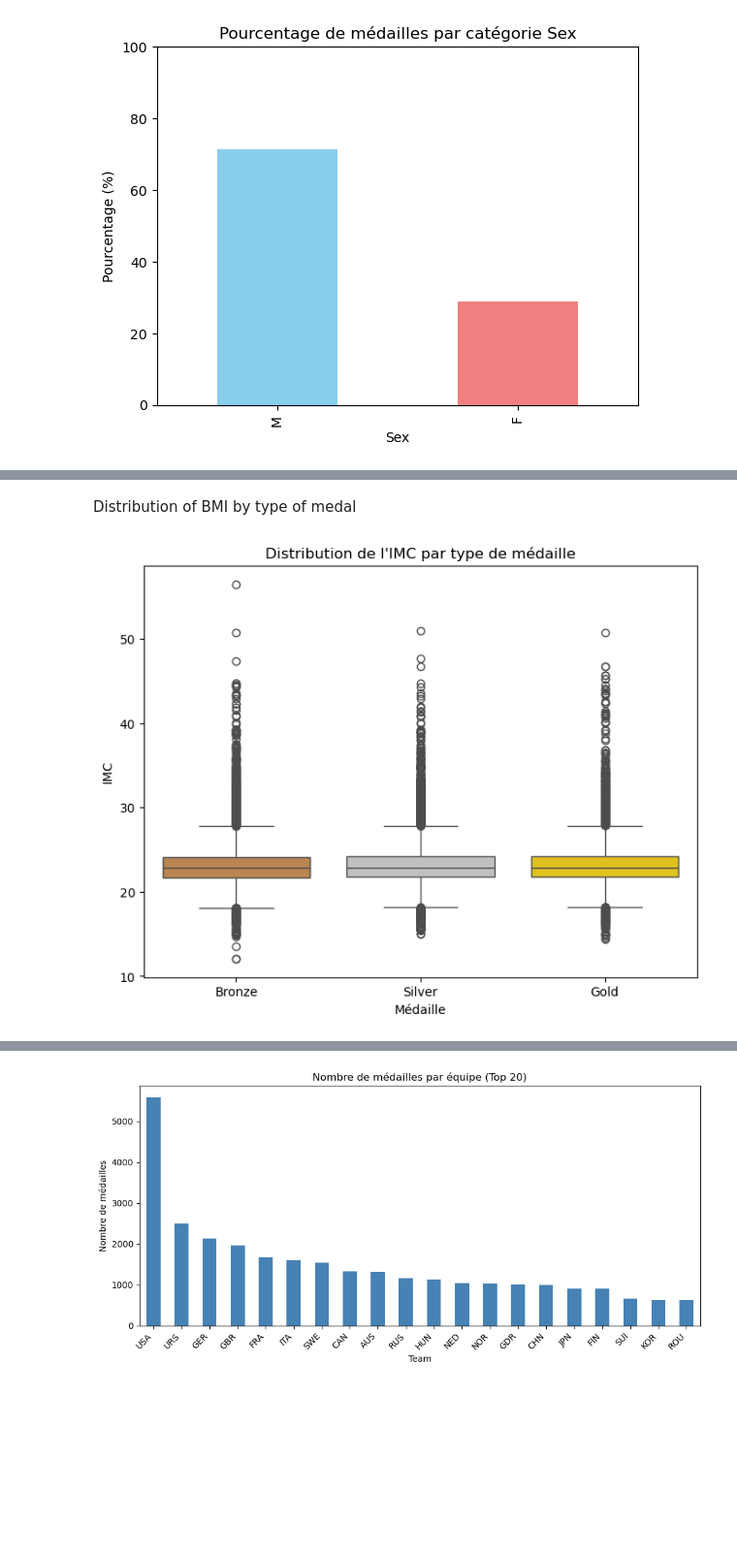
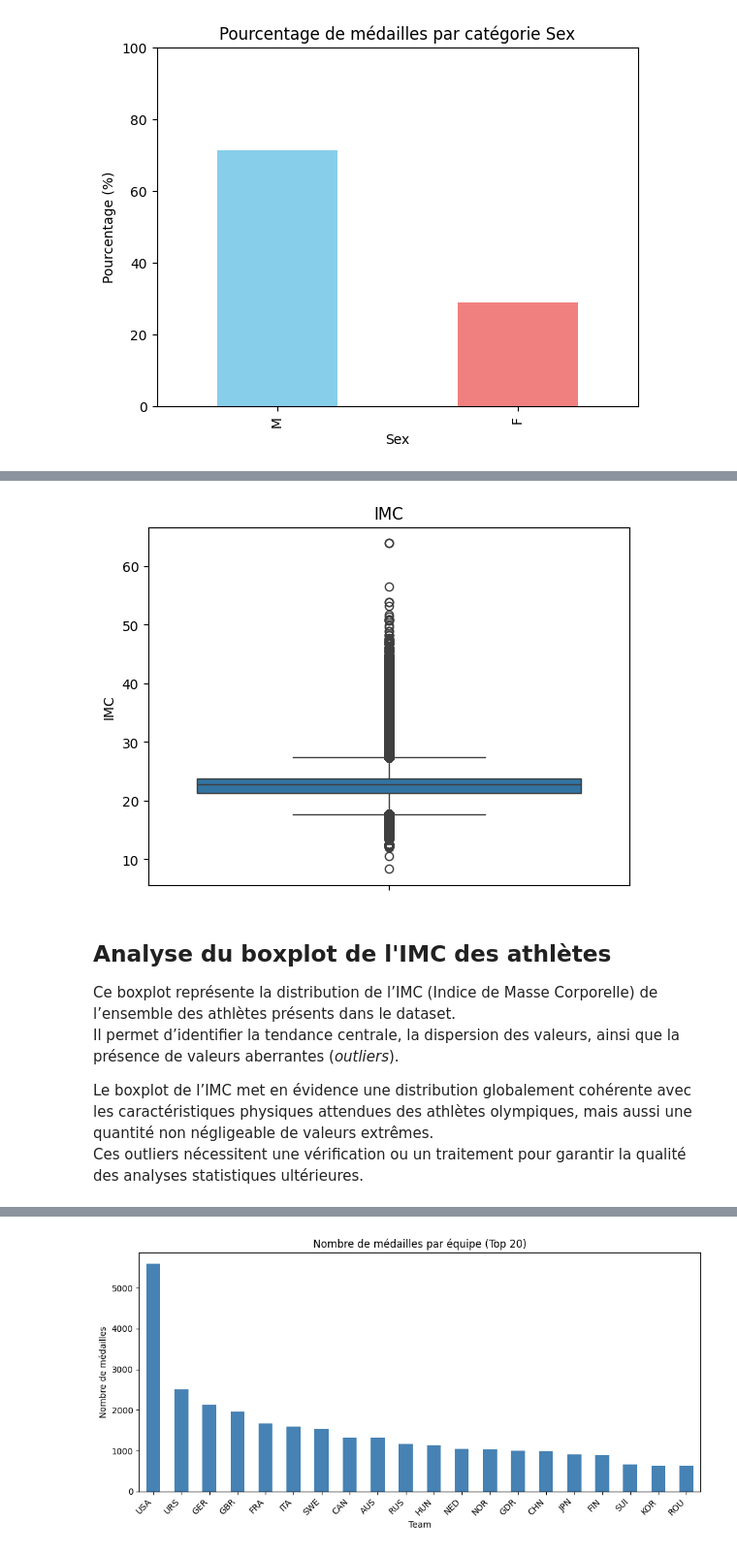
Before and after one commit to nourmaghraoui-a11/-olympics-medal-prediction-ml, a Jupyter notebook: Olympic Athletes Data Cleaning And Analysis.ipynb, the cells around one changed output, grey strips where cells are left out. Shown at 97% size. Saved outputs shown, nothing was run; the diff lists cells and outputs as text; code cells hidden in the pictures; blank space fills up the shorter version.

```diff
--- a/Olympic Athletes Data Cleaning And Analysis.ipynb
+++ b/Olympic Athletes Data Cleaning And Analysis.ipynb
@@ -126,15 +144,7 @@ KeyError: 'Weight'
-# %%
-# Déplacer IMC en position 4
-imc_col = df.pop('IMC')      # retire la colonne IMC
-df.insert(4, 'IMC', imc_col)
 # %% [markdown]
 Drop Games and Team column
 # %%
-
-if 'Games' in df.columns:
-    df = df.drop(columns=['Games'])
-if 'Team' in df.columns:
-    df = df.drop(columns=['Team'])
+df = df.drop(columns=['Games','Team'])
 # %%
 print(df.columns.tolist())
 # %% [output]
@@ -144,5 +152,5 @@ sort the dataframe
 # %%
-df=df.sort_values(by=['Age','Year'],ascending=[True,True],na_position='first')
+df=df.sort_values(by=['Age','Year'],ascending=[False,True],na_position='first')
 df=df.reset_index(drop=True)
 # %%
 df.head()
@@ -158,5 +166,6 @@ Drop missing Values
 # %%
 df=df.dropna(subset=['Age'])
+df["Age"] = df["Age"].astype(int)
 df.head()
 # %% [output]
 |  | ID | Name | Sex | Age | IMC | NOC | Year | Season | City | Sport | Event | ... |
@@ -185,21 +231,16 @@ plt.show()
 # %%
 import seaborn as sns
-# %% [markdown]
-Distribution of BMI by type of medal
 # %%
-plt.figure(figsize=(8,6))
-sns.boxplot(
-    data=medal_df,
-    x='Medal',
-    y='IMC',
-    hue='Medal',
-    palette={'Gold': 'gold', 'Silver': 'silver', 'Bronze': 'peru'},
-    legend=False
-)
-
-plt.title("Distribution de l'IMC par type de médaille")
-plt.xlabel("Médaille")
-plt.ylabel("IMC")
-plt.show()
+sns.boxplot(df["IMC"]).set_title("IMC");
 # %% [output]
-[figure, old version]
+[figure, new version]
+# %% [markdown]
+
+##  Analyse du boxplot de l'IMC des athlètes
+
+Ce boxplot représente la distribution de l’IMC (Indice de Masse Corporelle) de l’ensemble des athlètes présents dans le dataset.
+Il permet d’identifier la tendance centrale, la dispersion des valeurs, ainsi que la présence de valeurs aberrantes (*outliers*).
+
+
+Le boxplot de l’IMC met en évidence une distribution globalement cohérente avec les caractéristiques physiques attendues des athlètes olympiques, mais aussi une quantité non négligeable de valeurs extrêmes.
+Ces outliers nécessitent une vérification ou un traitement pour garantir la qualité des analyses statistiques ultérieures.
```
Also changed, not shown: parts of 36 cells of this notebook.
